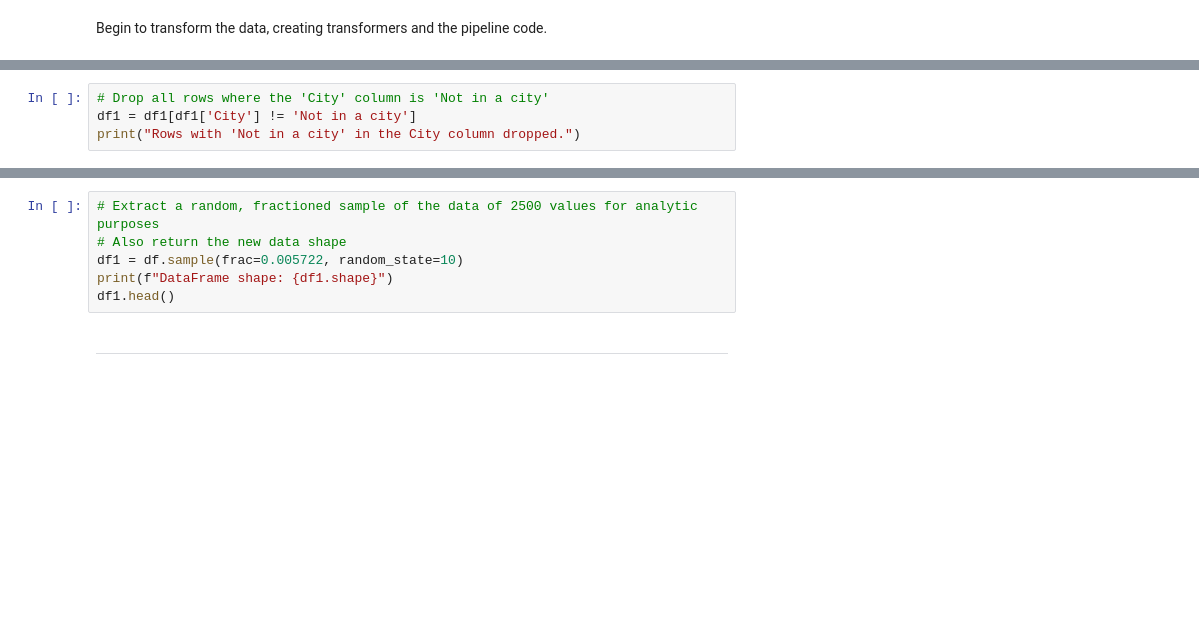
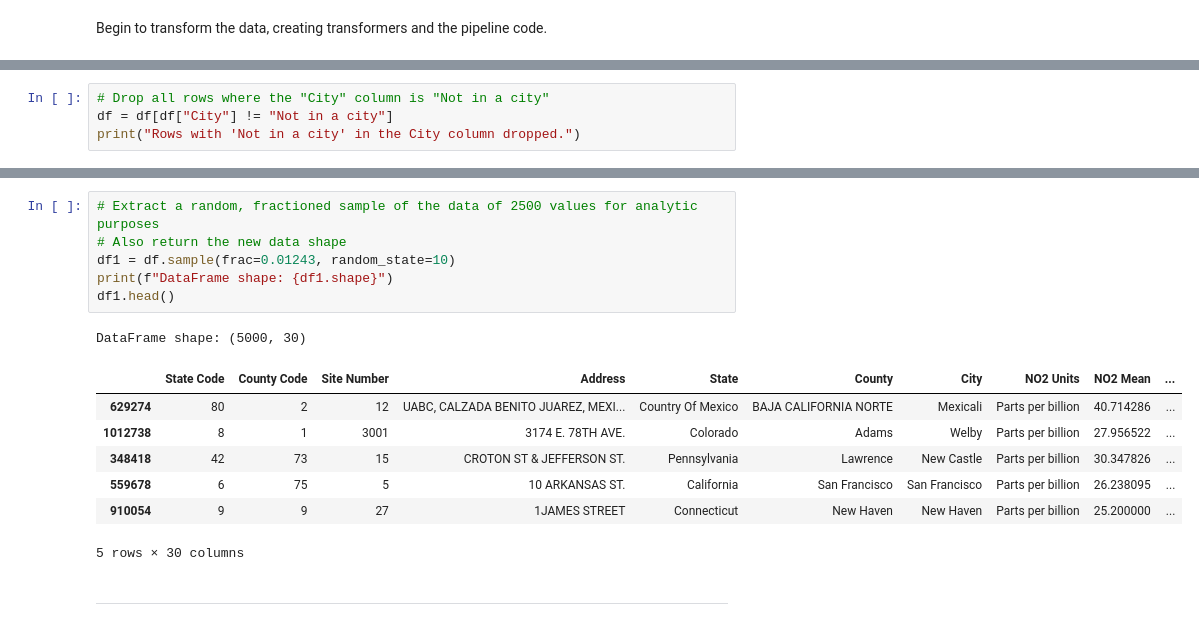
Before and after one commit to AjayChohan1/air-quality-dashboard, a Jupyter notebook: jupyter_notebooks/notebook.ipynb, the cells around one changed output, grey strips where cells are left out. Drawn from its saved outputs; the diff is of its cells as text; blank space fills up the shorter version.

```diff
--- a/jupyter_notebooks/notebook.ipynb
+++ b/jupyter_notebooks/notebook.ipynb
@@ -160,4 +362,4 @@ df1
 # %%
-# Drop all rows where the 'City' column is 'Not in a city'
-df1 = df1[df1['City'] != 'Not in a city']
+# Drop all rows where the "City" column is "Not in a city"
+df = df[df["City"] != "Not in a city"]
 print("Rows with 'Not in a city' in the City column dropped.")
@@ -164,9 +392,18 @@ print("Rows with 'Not in a city' in the City column dropped.")
 # %%
 # Extract a random, fractioned sample of the data of 2500 values for analytic purposes
 # Also return the new data shape
-df1 = df.sample(frac=0.005722, random_state=10)
+df1 = df.sample(frac=0.01243, random_state=10)
 print(f"DataFrame shape: {df1.shape}")
 df1.head()
+# %% [output]
+DataFrame shape: (5000, 30)
+|  | State Code | County Code | Site Number | Address | State | County | City | NO2 Units | NO2 Mean | ... |
+| 629274 | 80 | 2 | 12 | UABC, CALZADA BENITO JUAREZ, MEXI... | Country Of Mexico | BAJA CALIFORNIA NORTE | Mexicali | Parts per billion | 40.714286 | ... |
+| 1012738 | 8 | 1 | 3001 | 3174 E. 78TH AVE. | Colorado | Adams | Welby | Parts per billion | 27.956522 | ... |
+| 348418 | 42 | 73 | 15 | CROTON ST & JEFFERSON ST. | Pennsylvania | Lawrence | New Castle | Parts per billion | 30.347826 | ... |
+| 559678 | 6 | 75 | 5 | 10 ARKANSAS ST. | California | San Francisco | San Francisco | Parts per billion | 26.238095 | ... |
+| 910054 | 9 | 9 | 27 | 1JAMES STREET | Connecticut | New Haven | New Haven | Parts per billion | 25.200000 | ... |
+5 rows × 30 columns
 # %% [markdown]
 ---
 # %% [markdown]
```
Also changed, not shown: parts of 25 cells of this notebook.
